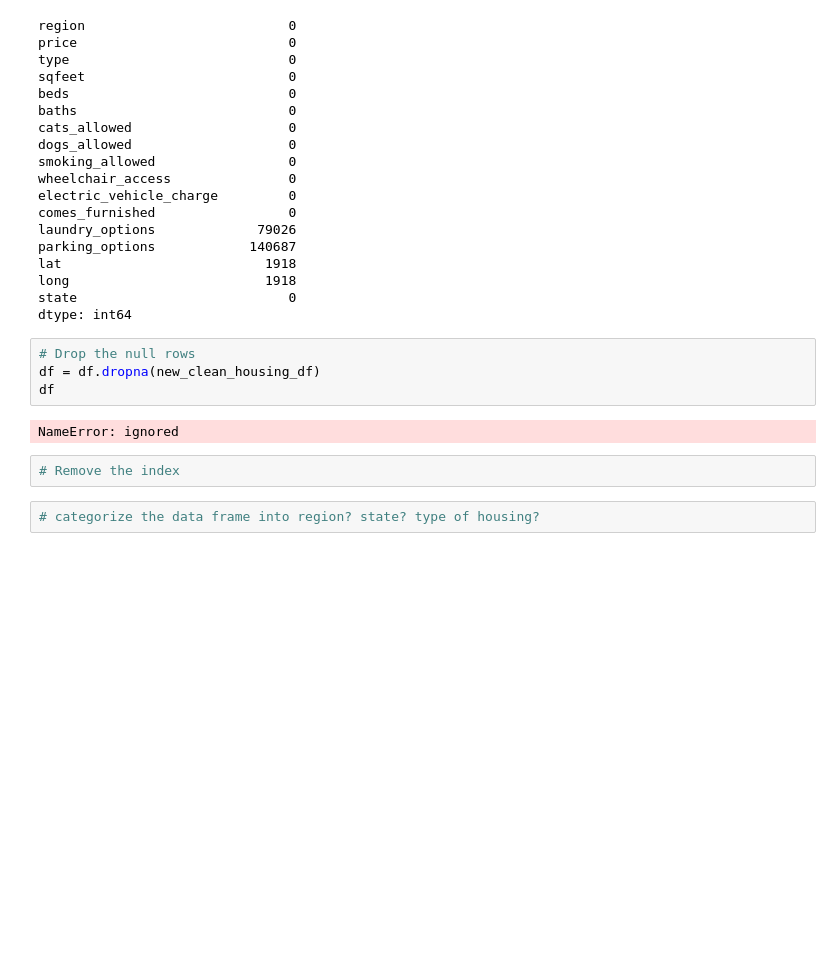
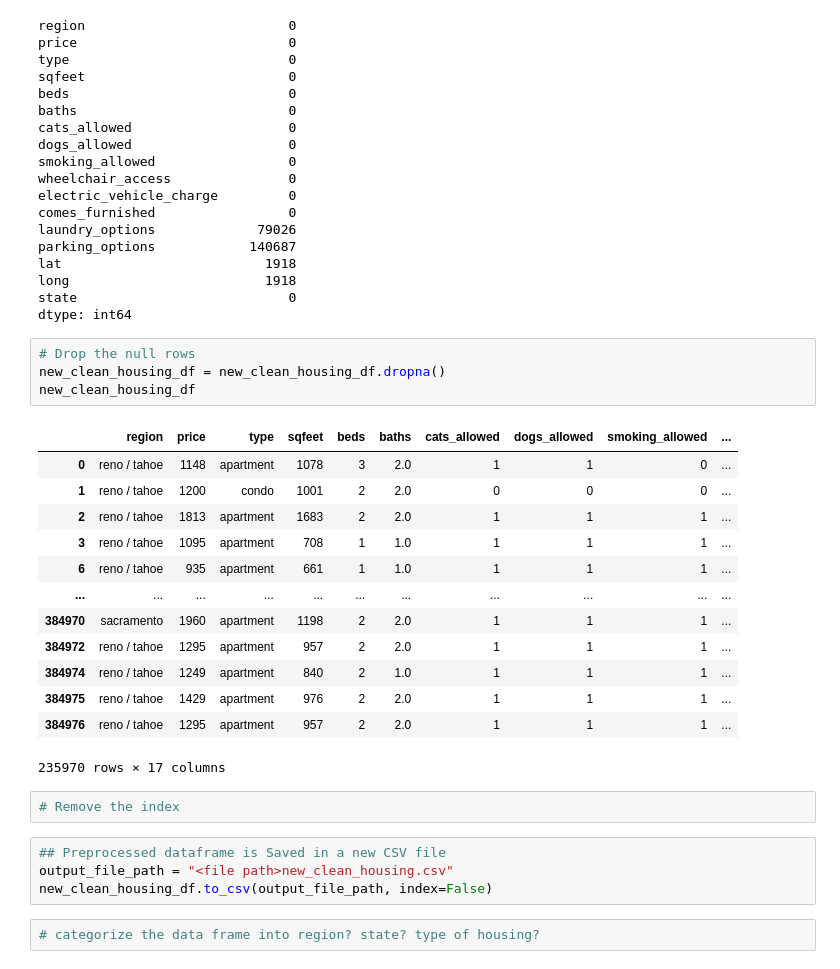
Before and after one commit to diana-arango/Real_estate_team, a Jupyter notebook: Real_Estate_Team.ipynb, the cells around one changed output. Drawn from its saved outputs; the diff is of its cells as text; blank space fills up the shorter version.

```diff
--- a/Real_Estate_Team.ipynb
+++ b/Real_Estate_Team.ipynb
@@ -175,12 +193,28 @@ state                           0
 dtype: int64
 # %%
 # Drop the null rows
-df = df.dropna(new_clean_housing_df)
-df
+new_clean_housing_df = new_clean_housing_df.dropna()
+new_clean_housing_df
 # %% [output]
+|  | region | price | type | sqfeet | beds | baths | cats_allowed | dogs_allowed | smoking_allowed | ... |
+| 0 | reno / tahoe | 1148 | apartment | 1078 | 3 | 2.0 | 1 | 1 | 0 | ... |
+| 1 | reno / tahoe | 1200 | condo | 1001 | 2 | 2.0 | 0 | 0 | 0 | ... |
+| 2 | reno / tahoe | 1813 | apartment | 1683 | 2 | 2.0 | 1 | 1 | 1 | ... |
+| 3 | reno / tahoe | 1095 | apartment | 708 | 1 | 1.0 | 1 | 1 | 1 | ... |
+| 6 | reno / tahoe | 935 | apartment | 661 | 1 | 1.0 | 1 | 1 | 1 | ... |
+| ... | ... | ... | ... | ... | ... | ... | ... | ... | ... | ... |
+| 384970 | sacramento | 1960 | apartment | 1198 | 2 | 2.0 | 1 | 1 | 1 | ... |
+| 384972 | reno / tahoe | 1295 | apartment | 957 | 2 | 2.0 | 1 | 1 | 1 | ... |
+| 384974 | reno / tahoe | 1249 | apartment | 840 | 2 | 1.0 | 1 | 1 | 1 | ... |
+| 384975 | reno / tahoe | 1429 | apartment | 976 | 2 | 2.0 | 1 | 1 | 1 | ... |
+| 384976 | reno / tahoe | 1295 | apartment | 957 | 2 | 2.0 | 1 | 1 | 1 | ... |
-NameError: ignored
+235970 rows × 17 columns
 # %%
 # Remove the index
+# %%
+## Preprocessed dataframe is Saved in a new CSV file
+output_file_path = "<file path>new_clean_housing.csv"
+new_clean_housing_df.to_csv(output_file_path, index=False)
 # %%
 # categorize the data frame into region? state? type of housing?
 # %% [markdown]
```
Also changed, not shown: parts of 3 cells of this notebook.
